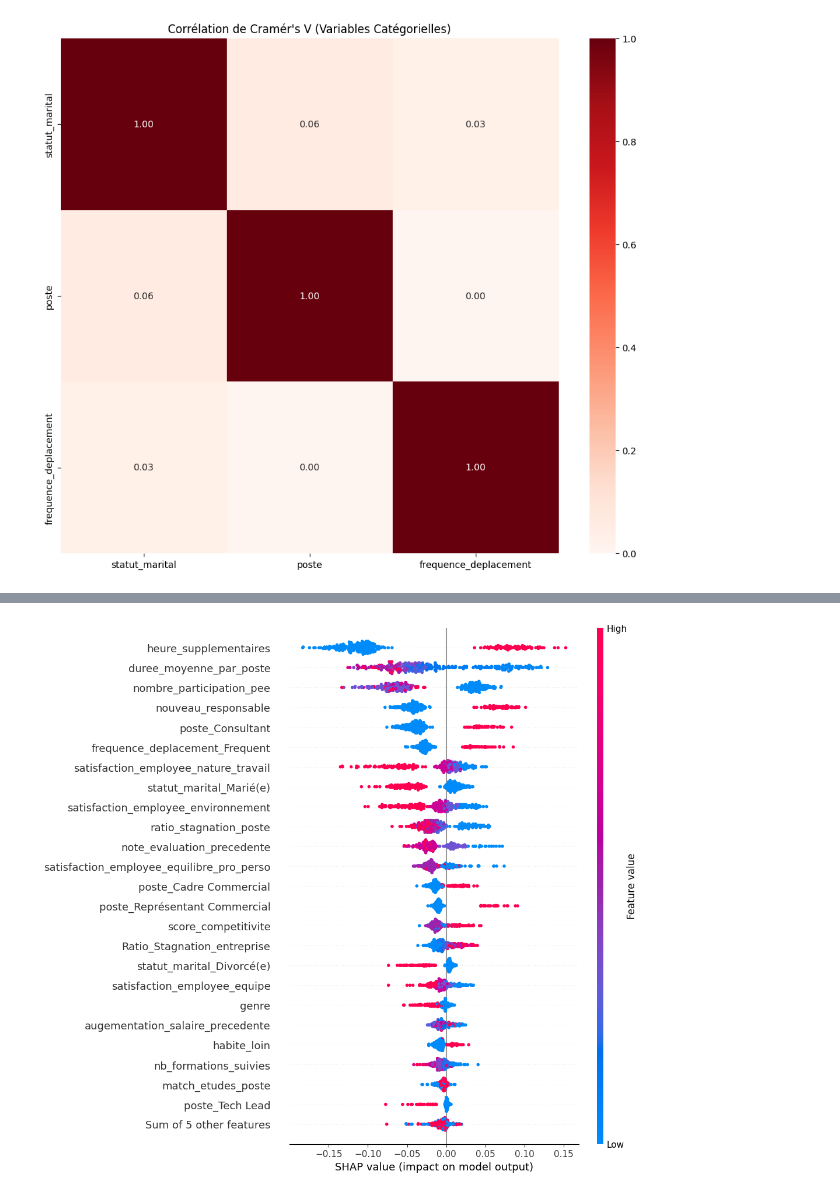
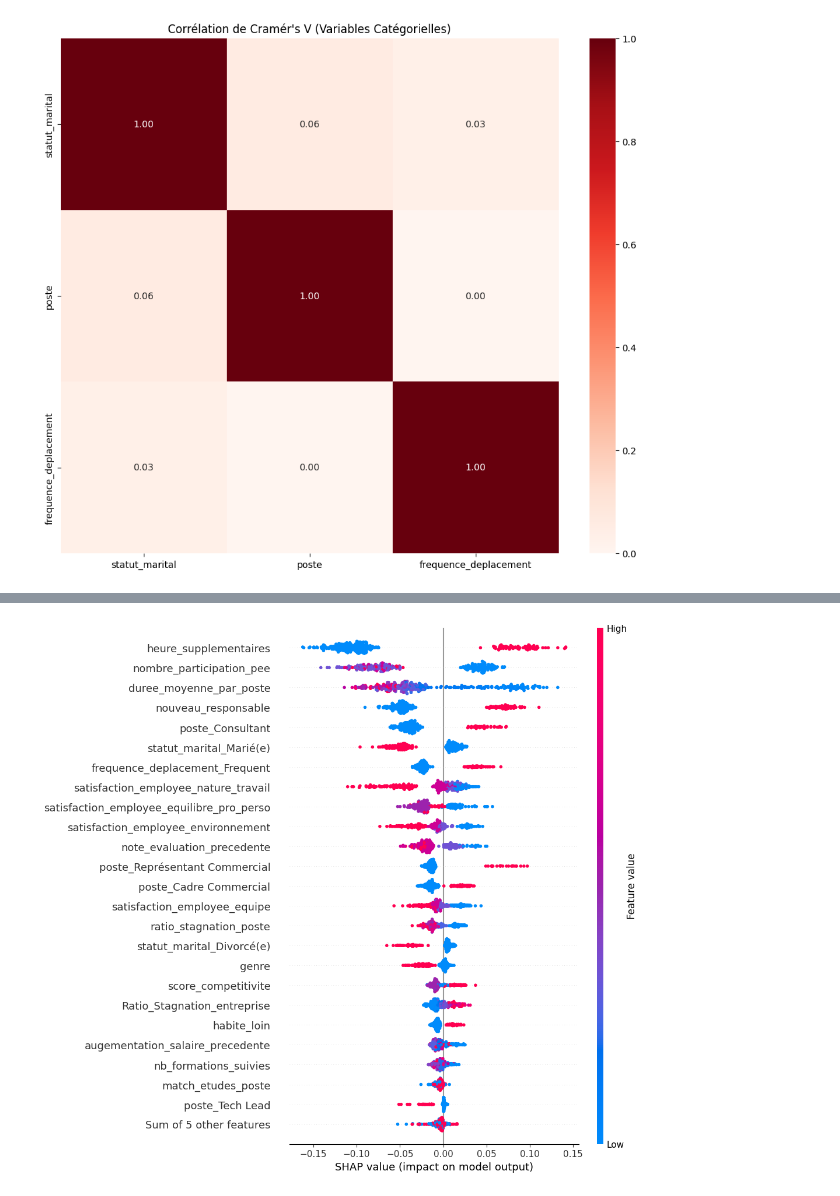
Before and after one commit to Apinsun/Projet4, a Jupyter notebook: projet4_v2.ipynb, the cells around one changed output, grey strips where cells are left out. Drawn from its saved outputs; the diff is of its cells as text; code cells hidden in the pictures.

Commit message:
debuggage, comparaison avec modele dummy et regression logistique, recherche d'hyperparametre pour la regression logistique et affichage des coefficients associés

```diff
--- a/projet4_v2.ipynb
+++ b/projet4_v2.ipynb
@@ -380,30 +385,3 @@ pipeline = ImbPipeline([
     # notre modèle
     ('model', rf_model)
 ])
-
-scoring_method = 'f1'
-
-# 4. Cross-Validation avec F1-SCORE au lieu de l'Accuracy
-# Le F1-score est bien meilleur pour juger si on attrape bien les départs car les classes ne sont
-# pas balanced
-print("--- Démarrage de la Cross-Validation (5 folds) ---")
-cv_scores = cross_val_score(pipeline, X_train, y_train, cv=5, scoring=scoring_method)
-
-print(f"Scores {scoring_method} des 5 folds : {cv_scores}")
-print(f"Recall moyen : {cv_scores.mean():.4f} (+/- {cv_scores.std() * 2:.4f})")
-
-# 5. Entraînement final
-pipeline.fit(X_train, y_train)
-y_pred = pipeline.predict(X_test)
-
-# 6. Matrice de Confusion et Rapport
-print("\n--- Rapport de Classification ---")
-print(classification_report(y_test, y_pred))
-
-print("\n--- Matrice de Confusion ---")
-# Affichage graphique propre dans le notebook
-cm = confusion_matrix(y_test, y_pred)
-disp = ConfusionMatrixDisplay(confusion_matrix=cm, display_labels=rf_model.classes_)
-disp.plot(cmap='Blues')
-plt.title("Matrice de Confusion : Qui part vs Qui reste")
-plt.show()
@@ -427,0 +488,3 @@ weighted avg       0.83      0.86      0.83       294
+# %%
+#Test d'un paramètre qui évite de passer à côté d'un meilleur modèle qui ne serait pas détecter par le seuil à 0.5
+scoring_grid_search = 'average_precision'
@@ -428,6 +549,4 @@ weighted avg       0.83      0.86      0.83       294
 # %%
-from sklearn.model_selection import GridSearchCV
-
 # 1. Définir la grille des paramètres à tester
 # On teste différentes "formes" de forêt pour voir laquelle attrape le mieux les départs
 
@@ -444,7 +563,7 @@ param_grid = {
 grid_search = GridSearchCV(
     estimator=pipeline,
     param_grid=param_grid,
-    scoring= scoring_method,  # On peut aussi mettre 'f1' si on veut garder un équilibre
+    scoring= scoring_grid_search,  # On peut aussi mettre 'f1' si on veut garder un équilibre
     cv=5,              # 5 validations croisées
     n_jobs=-1,         # Utilise tous les cœurs du processeur
     verbose=2
@@ -456,7 +575,7 @@ grid_search.fit(X_train, y_train)
 
 # 4. Résultats
 print(f"\nMeilleurs paramètres trouvés : {grid_search.best_params_}")
-print(f"Meilleur score de {scoring_method} validé : {grid_search.best_score_:.4f}")
+print(f"Meilleur score de {scoring_grid_search} validé : {grid_search.best_score_:.4f}")
 
 # On récupère le meilleur modèle pour la suite
 best_rf = grid_search.best_estimator_
@@ -609,36 +842,36 @@ Precision associée: 0.4267
 # %%
 ### Shapley values ###
 import shap
 
 #  On récupère juste le modèle (la dernière étape nommée 'model')
-rf_model_extracted = pipeline.named_steps['model']
+rf_model_extracted = best_rf.named_steps['model']
 
 # 1. On récupère les étapes de préparation par leur nom
-step_fe = pipeline.named_steps['salary_ref']
-step_enc = pipeline.named_steps['encoder']
+step_fe = best_rf.named_steps['salary_ref']
+step_enc = best_rf.named_steps['encoder']
 
 # On applique le pré-traitement (Feature Eng. + Encodage) à X_test
 # Le modèle a besoin de ces données transformées, pas des données brutes.
 X_test_transformed = step_fe.transform(X_test)
 X_test_transformed = step_enc.transform(X_test_transformed)
 # On donne le modèle extrait à l'explainer
 explainer = shap.TreeExplainer(rf_model_extracted)
 
 # On donne les données transformées pour le calcul
 explanation = explainer(X_test_transformed)
 
 # Calcule des shap values
 # rappel, classe 0 = reste, classe 1 = part
 classe_a_interpreter = 1
 
 # Petit hack pour remettre les noms de colonnes corrects sur le graphique
 # (Car le transformer perd parfois les noms)
 feature_names = step_enc.get_feature_names_out()
 explanation.feature_names = feature_names
 
 shap.plots.beeswarm(explanation[:, :, classe_a_interpreter], max_display=25)
 # %% [output]
-[figure, old version]
+[figure, new version]
 # %%
 # shap.initjs() # Nécessaire pour les notebooks interactifs
 # # Visualiser la nème prédiction du jeu de test, valeurs locales
```
Also changed, not shown: parts of 21 cells of this notebook, 2 other files.
